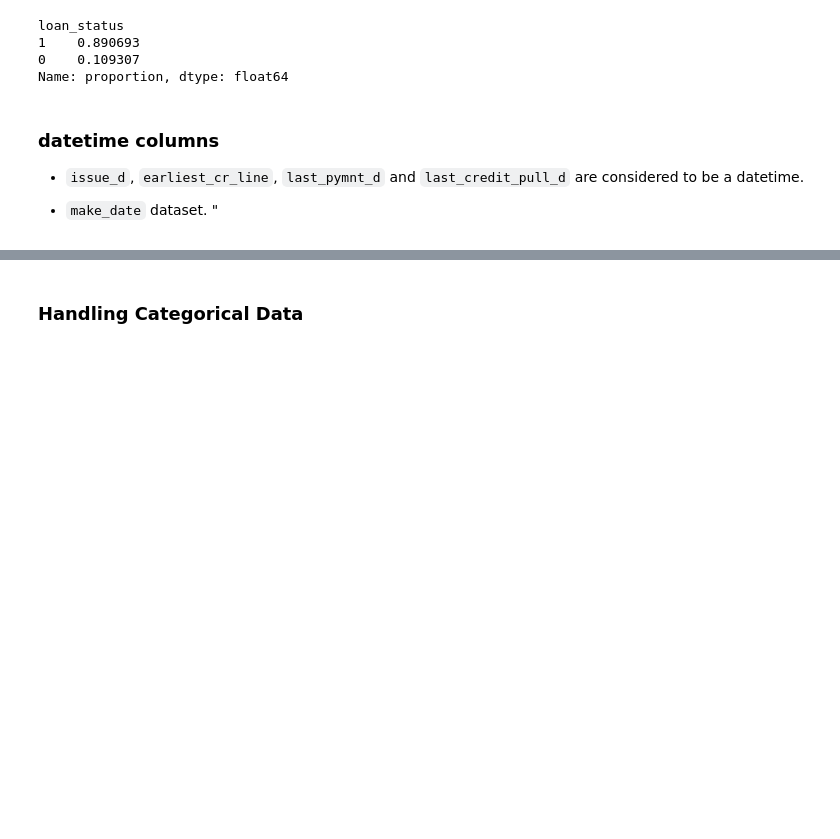
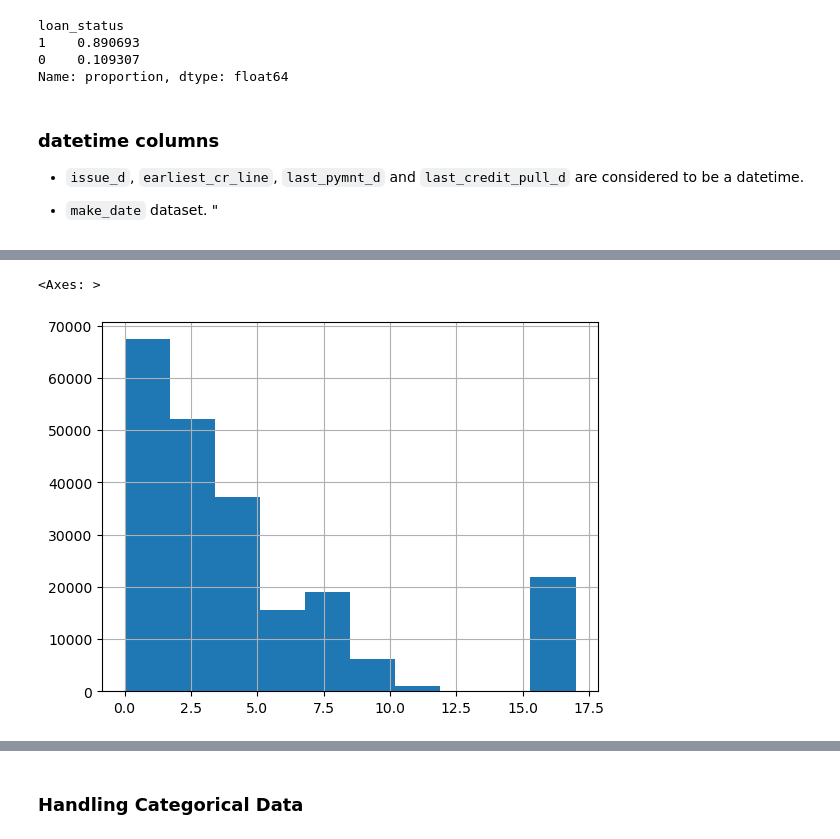
Before and after one commit to spirnia/Credit-Risk-Modeling, a Jupyter notebook: notebook/loan_data_2007_2014/loan_data_preparation.ipynb, the cells around one changed output, grey strips where cells are left out. Cells and saved outputs as stored; diff of their text form; code cells hidden in the pictures; blank space fills up the shorter version.

```diff
--- a/notebook/loan_data_2007_2014/loan_data_preparation.ipynb
+++ b/notebook/loan_data_2007_2014/loan_data_preparation.ipynb
@@ -197,0 +208,5 @@ df_timeDate
+# %%
+df.loc[df['earliest_cr_line']<40,'earliest_cr_line'].hist()
+# %% [output]
+<Axes: >
+[figure, added]
```
Also changed, not shown: parts of 67 cells of this notebook.
